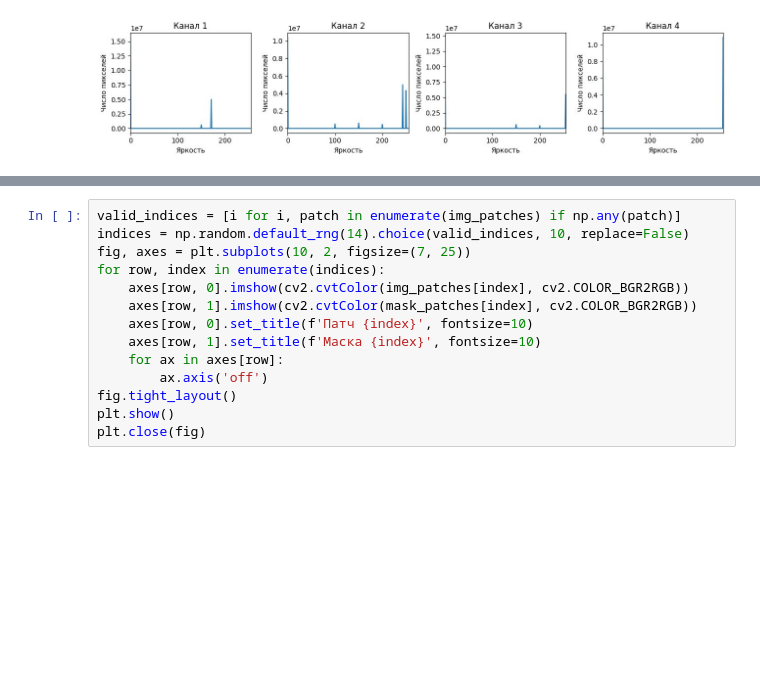
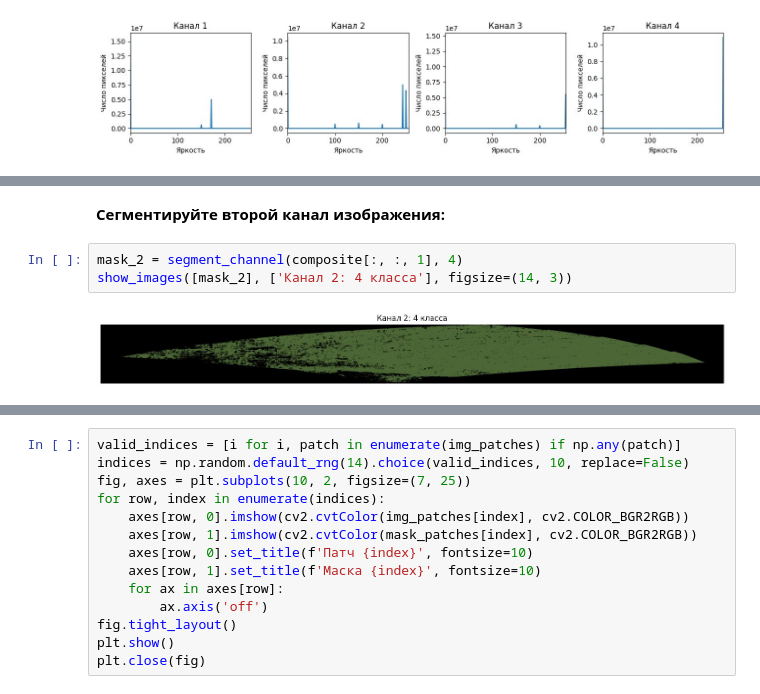
Before and after one commit to German121/image_processing, a Jupyter notebook: Задание 2/2.ipynb, the cells around one changed output, grey strips where cells are left out. Cells and saved outputs as stored; diff of their text form; blank space fills up the shorter version.

```diff
--- a/Задание 2/2.ipynb
+++ b/Задание 2/2.ipynb
@@ -442,0 +823,7 @@ np.save(files / 'mask.npy', mask_patches)
+# %% [markdown]
+**Сегментируйте второй канал изображения:**
+# %%
+mask_2 = segment_channel(composite[:, :, 1], 4)
+show_images([mask_2], ['Канал 2: 4 класса'], figsize=(14, 3))
+# %% [output]
+[figure, added]
```
Also changed, not shown: parts of 112 cells of this notebook.
